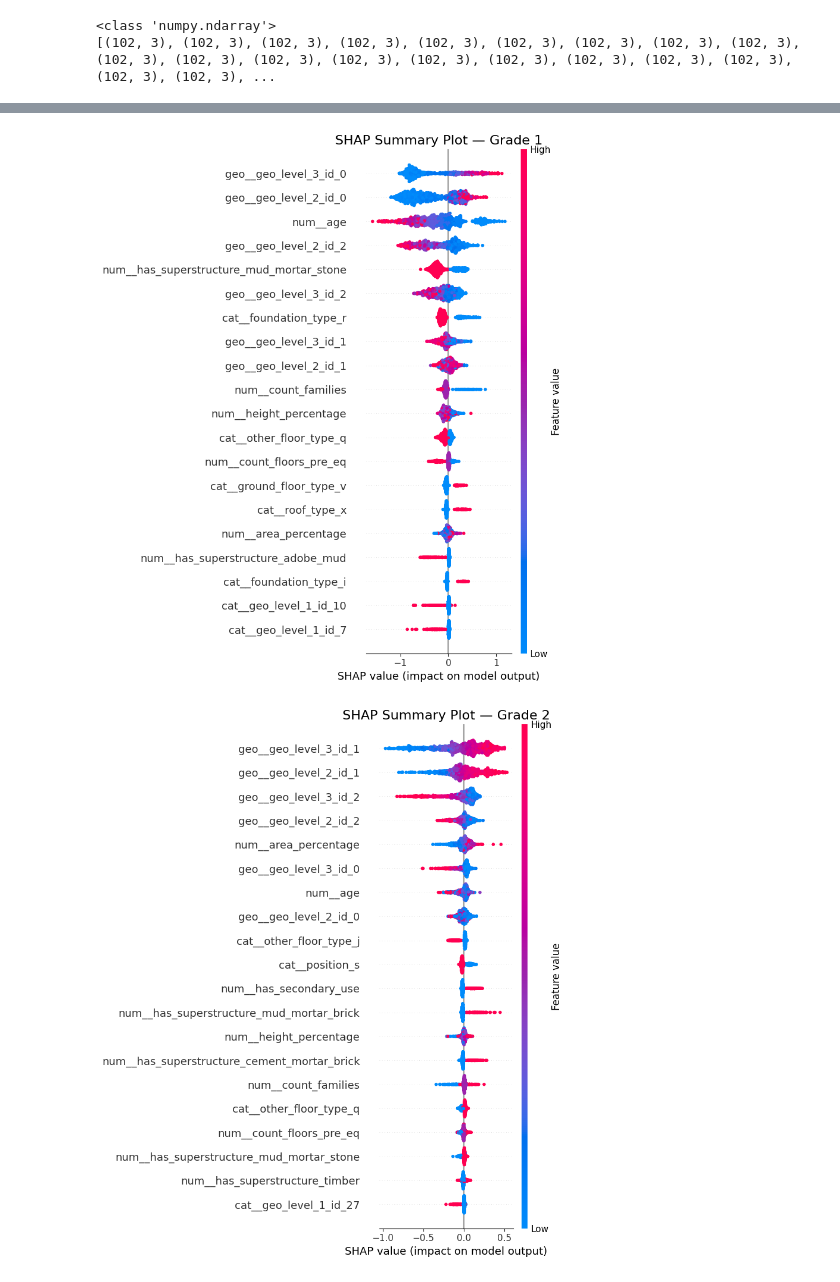
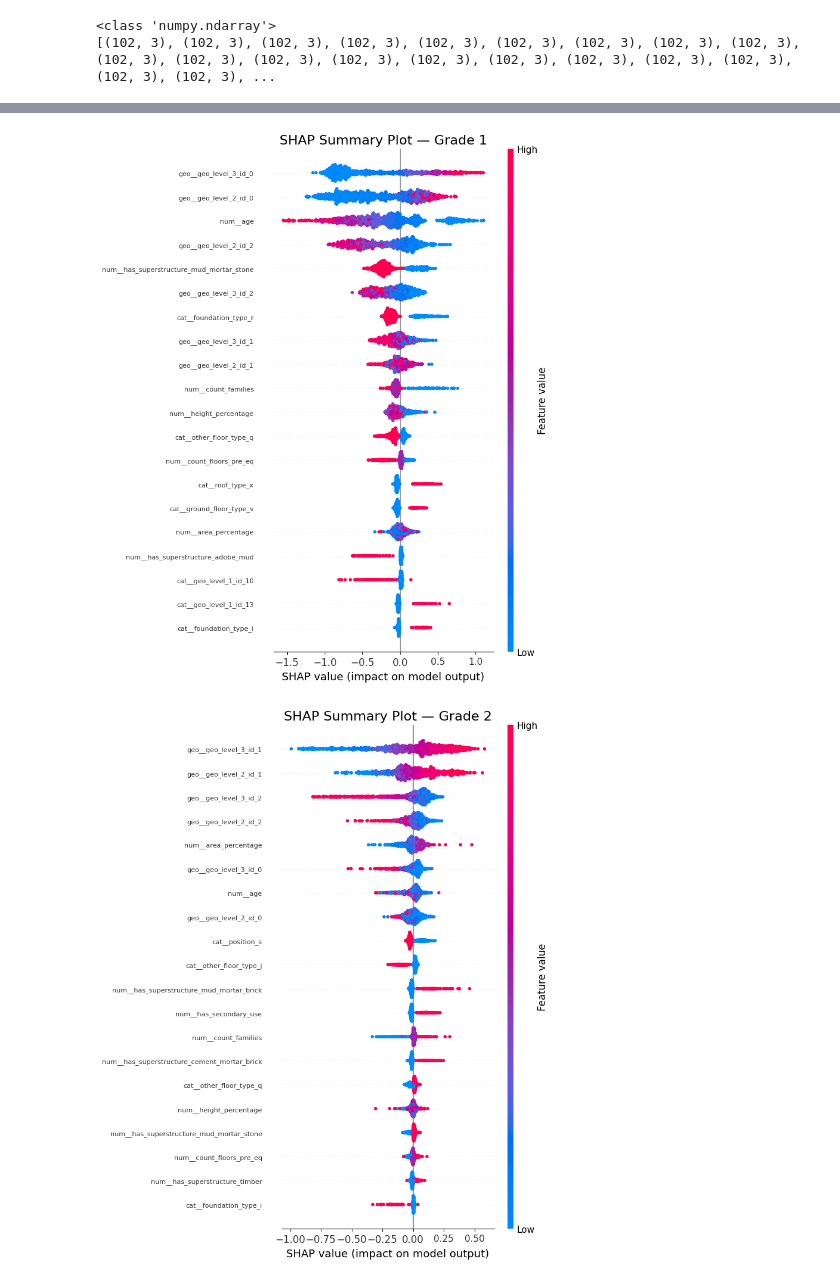
Before and after one commit to jcas-slw/521PredictionProject, a Jupyter notebook: xgboost_shap.ipynb, the cells around one changed output, grey strips where cells are left out. Drawn from its saved outputs; the diff is of its cells as text; code cells hidden in the pictures.

```diff
--- a/xgboost_shap.ipynb
+++ b/xgboost_shap.ipynb
@@ -22,7 +22,7 @@ with open("artifacts/final_model_xgb.pkl", "rb") as f:
     model = pickle.load(f)
 
 # Load target encoder
-with open("artifacts/target_encoder.pkl", "rb") as f:
+with open("artifacts/final_target_encoder.pkl", "rb") as f:
     te_final = pickle.load(f)
 
 
@@ -104,17 +104,21 @@ plt.show()
 # %%
 class_names = ['Grade 1', 'Grade 2', 'Grade 3']
 
 for i, class_name in enumerate(class_names):
-    plt.figure(figsize=(10, 6))  # Optional: make it larger
+
     shap.summary_plot(
         shap_values[:, :, i],
         X_sample_full_aligned,
         plot_type="dot",
         show=False
     )
+    # Change feature label size
+    plt.yticks(fontsize=8)
+    plt.xticks(fontsize=12)
+
     plt.title(f"SHAP Summary Plot — {class_name}", fontsize=16)
     plt.tight_layout()
     plt.show()
 # %% [output]
-[figure, old version]
+[figure, new version]
-[figure, old version]
+[figure, new version]
```
Also changed, not shown: parts of 3 cells of this notebook, 9 other files.
